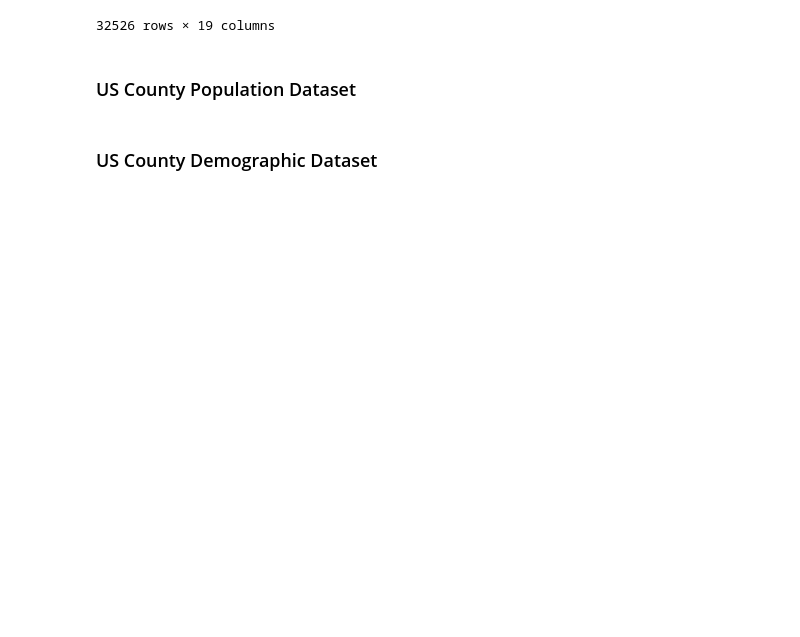
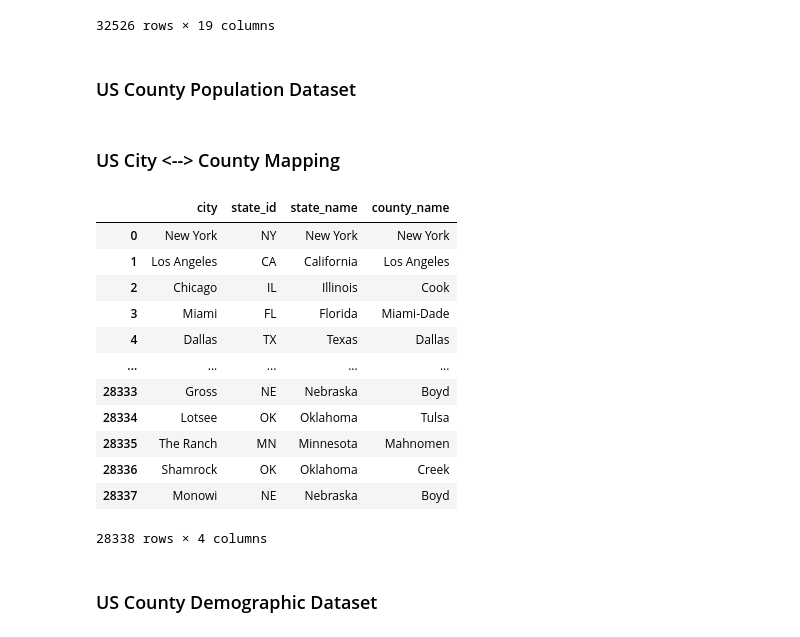
Before and after one commit to sarahEllwein/StarbucksLocationModel, a Jupyter notebook: analysis.ipynb, the cells around one changed output. Saved outputs shown, nothing was run; the diff lists cells and outputs as text; code cells hidden in the pictures; blank space fills up the shorter version.

```diff
--- a/analysis.ipynb
+++ b/analysis.ipynb
@@ -54,6 +70,25 @@ income
 population = population.loc[population['SUMLEV'] == 162]
 population = population[["NAME", "STNAME", "POPESTIMATE2017"]]
 population["NAME"] = population["NAME"].apply(lambda x: ' '.join(x.split()[0:-1]))
+# %% [markdown]
+### US City <--> County Mapping
+# %%
+cities = cities[["city", "state_id", "state_name", "county_name"]]
+cities
+# %% [output]
+|  | city | state_id | state_name | county_name |
+| 0 | New York | NY | New York | New York |
+| 1 | Los Angeles | CA | California | Los Angeles |
+| 2 | Chicago | IL | Illinois | Cook |
+| 3 | Miami | FL | Florida | Miami-Dade |
+| 4 | Dallas | TX | Texas | Dallas |
+| ... | ... | ... | ... | ... |
+| 28333 | Gross | NE | Nebraska | Boyd |
+| 28334 | Lotsee | OK | Oklahoma | Tulsa |
+| 28335 | The Ranch | MN | Minnesota | Mahnomen |
+| 28336 | Shamrock | OK | Oklahoma | Creek |
+| 28337 | Monowi | NE | Nebraska | Boyd |
+28338 rows × 4 columns
 # %% [markdown]
 ### US County Demographic Dataset
 # %%
```
Also changed, not shown: parts of 3 cells of this notebook, 1 other file.
